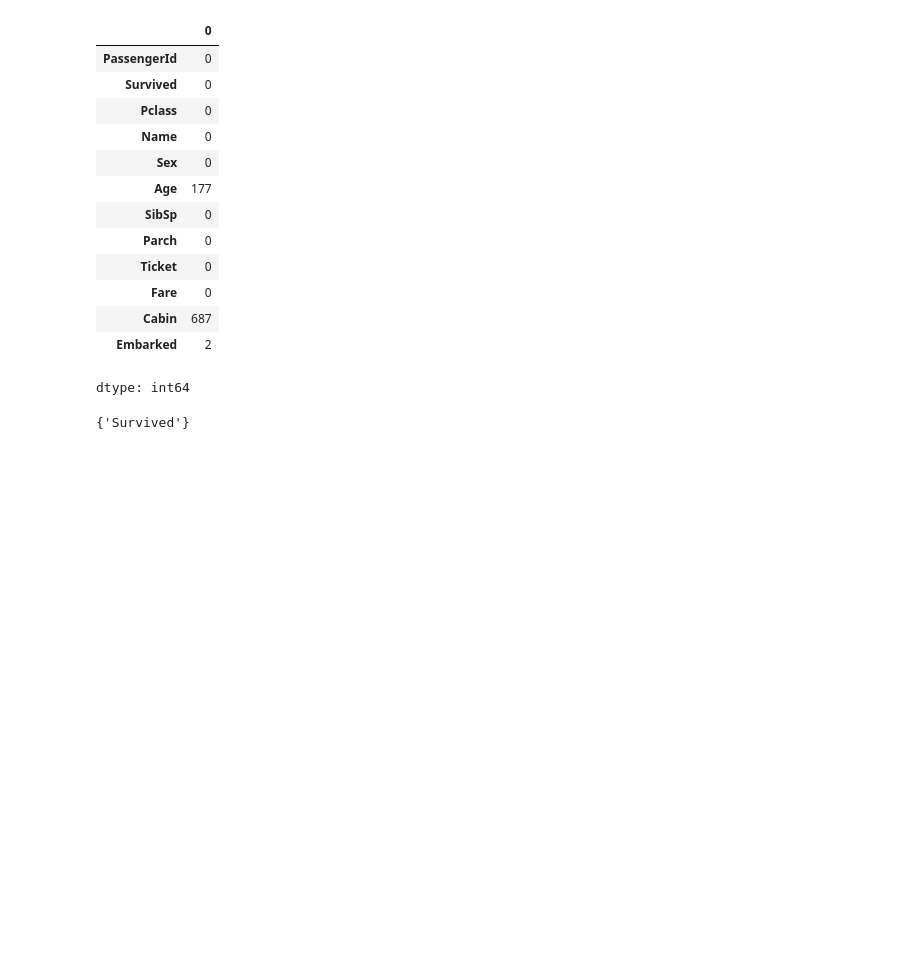
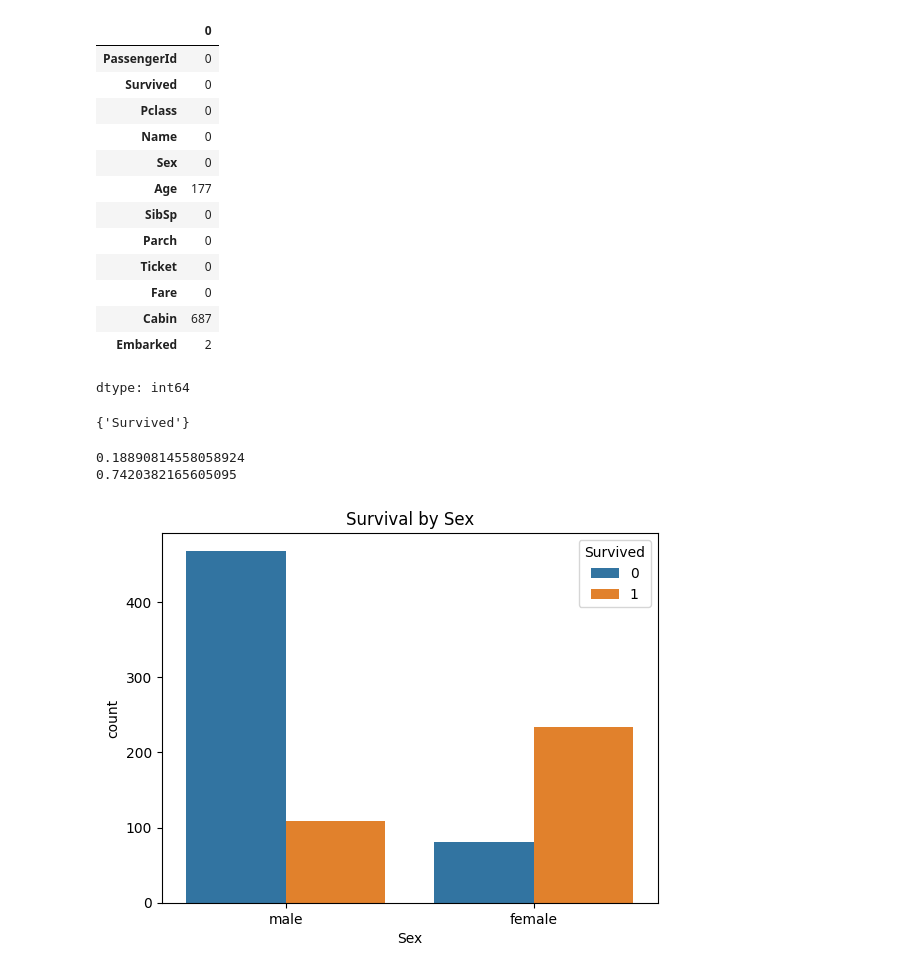
Before and after one commit to alohe-lang/titanic-prediction, a Jupyter notebook: Titanic.ipynb, the cells around one changed output. Saved outputs shown, nothing was run; the diff lists cells and outputs as text; code cells hidden in the pictures; blank space fills up the shorter version.

Commit message:
found rates of survived for each sex plot for each sex and whether they survived or not

```diff
--- a/Titanic.ipynb
+++ b/Titanic.ipynb
@@ -57,3 +59,18 @@ dtype: int64
 print(set(train.columns)-set(test.columns))
 # %% [output]
 {'Survived'}
+# %%
+survival_male = train[train['Sex'] == 'male']['Survived'].mean()
+survival_female = train[train['Sex'] == 'female']['Survived'].mean()
+
+print(survival_male)
+print(survival_female)
+# %% [output]
+0.18890814558058924
+0.7420382165605095
+# %%
+sns.countplot(data=train, x='Sex', hue='Survived')
+plt.title('Survival by Sex')
+plt.show()
+# %% [output]
+[figure, added]
```
Also changed, not shown: parts of 1 cell of this notebook.
